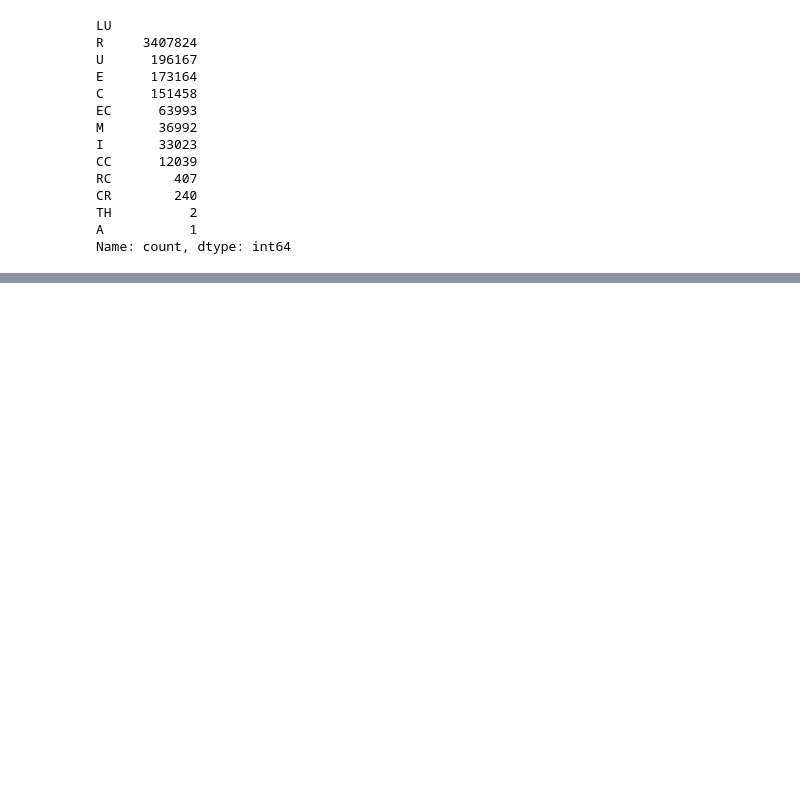
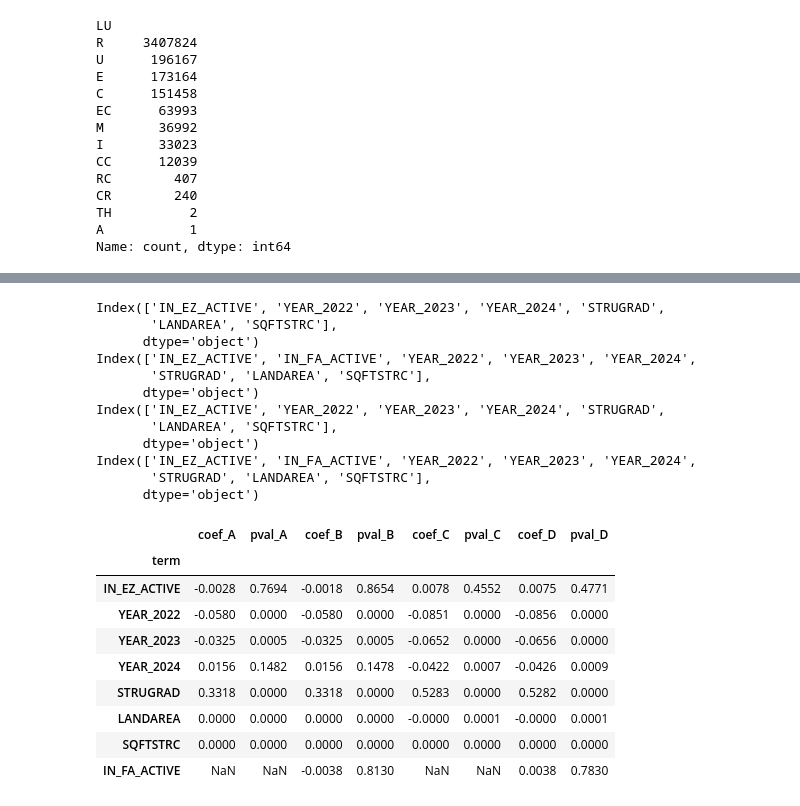
Before and after one commit to norsini1515/baltimoreparcel, a Jupyter notebook: ez_analysis/analysis1.ipynb, the cells around one changed output, grey strips where cells are left out. Saved outputs shown, nothing was run; the diff lists cells and outputs as text; code cells hidden in the pictures; blank space fills up the shorter version.

```diff
--- a/ez_analysis/analysis1.ipynb
+++ b/ez_analysis/analysis1.ipynb
@@ -736,0 +946,13 @@ Name: count, dtype: int64
+# %%
+results = {}
+results['model_a'] = run_ols(mod_df, 'Model A: EZ only', include_fa=False, include_interactions=False)
+results['model_b'] = run_ols(mod_df, 'Model B: EZ + FA', include_fa=True, include_interactions=False)
+results['model_c'] = run_ols(mod_df[mod_df['IS_COMMERCIAL'] == 1], 'Model C: EZ+Commercial Only', include_fa=False, include_interactions=False)
+results['model_d'] = run_ols(mod_df[mod_df['IS_COMMERCIAL'] == 1], 'Model D: EZ+FA+Commercial Only', include_fa=True, include_interactions=False)
+
+# Parcels ever in any EZ
+ez_only_sample = mod_df[mod_df['EZ_TAG'] != 'never_EZ'].copy()
+results['model_e'] = run_ols(ez_only_sample, 'Model E: EZ + FA Only Sample', include_fa=True, include_interactions=False)
+# Parcels ever in any FA
+fa_only_sample = mod_df[mod_df['FA_TAG'] != 'never_FA'].copy()
+results['model_f'] = run_ols(fa_only_sample, 'Model F: EZ + FA Only Sample', include_fa=True, include_interactions=False)
@@ -736,0 +990,30 @@ Name: count, dtype: int64
+# %%
+coef_a = extract_coefs(results['model_a']).add_suffix('_A')
+coef_b = extract_coefs(results['model_b']).add_suffix('_B')
+coef_c = extract_coefs(results['model_c']).add_suffix('_C')
+coef_d = extract_coefs(results['model_d']).add_suffix('_D')
+comparison = coef_a.join([coef_b, coef_c, coef_d], how='outer')
+display(comparison.round(4))
+# %% [output]
+Index(['IN_EZ_ACTIVE', 'YEAR_2022', 'YEAR_2023', 'YEAR_2024', 'STRUGRAD',
+       'LANDAREA', 'SQFTSTRC'],
+      dtype='object')
+Index(['IN_EZ_ACTIVE', 'IN_FA_ACTIVE', 'YEAR_2022', 'YEAR_2023', 'YEAR_2024',
+       'STRUGRAD', 'LANDAREA', 'SQFTSTRC'],
+      dtype='object')
+Index(['IN_EZ_ACTIVE', 'YEAR_2022', 'YEAR_2023', 'YEAR_2024', 'STRUGRAD',
+       'LANDAREA', 'SQFTSTRC'],
+      dtype='object')
+Index(['IN_EZ_ACTIVE', 'IN_FA_ACTIVE', 'YEAR_2022', 'YEAR_2023', 'YEAR_2024',
+       'STRUGRAD', 'LANDAREA', 'SQFTSTRC'],
+      dtype='object')
+|  | coef_A | pval_A | coef_B | pval_B | coef_C | pval_C | coef_D | pval_D |
+| term |  |  |  |  |  |  |  |  |
+| IN_EZ_ACTIVE | -0.0028 | 0.7694 | -0.0018 | 0.8654 | 0.0078 | 0.4552 | 0.0075 | 0.4771 |
+| YEAR_2022 | -0.0580 | 0.0000 | -0.0580 | 0.0000 | -0.0851 | 0.0000 | -0.0856 | 0.0000 |
+| YEAR_2023 | -0.0325 | 0.0005 | -0.0325 | 0.0005 | -0.0652 | 0.0000 | -0.0656 | 0.0000 |
+| YEAR_2024 | 0.0156 | 0.1482 | 0.0156 | 0.1478 | -0.0422 | 0.0007 | -0.0426 | 0.0009 |
+| STRUGRAD | 0.3318 | 0.0000 | 0.3318 | 0.0000 | 0.5283 | 0.0000 | 0.5282 | 0.0000 |
+| LANDAREA | 0.0000 | 0.0000 | 0.0000 | 0.0000 | -0.0000 | 0.0001 | -0.0000 | 0.0001 |
+| SQFTSTRC | 0.0000 | 0.0000 | 0.0000 | 0.0000 | 0.0000 | 0.0000 | 0.0000 | 0.0000 |
+| IN_FA_ACTIVE | NaN | NaN | -0.0038 | 0.8130 | NaN | NaN | 0.0038 | 0.7830 |
```
Also changed, not shown: parts of 23 cells of this notebook, 3 other files.
